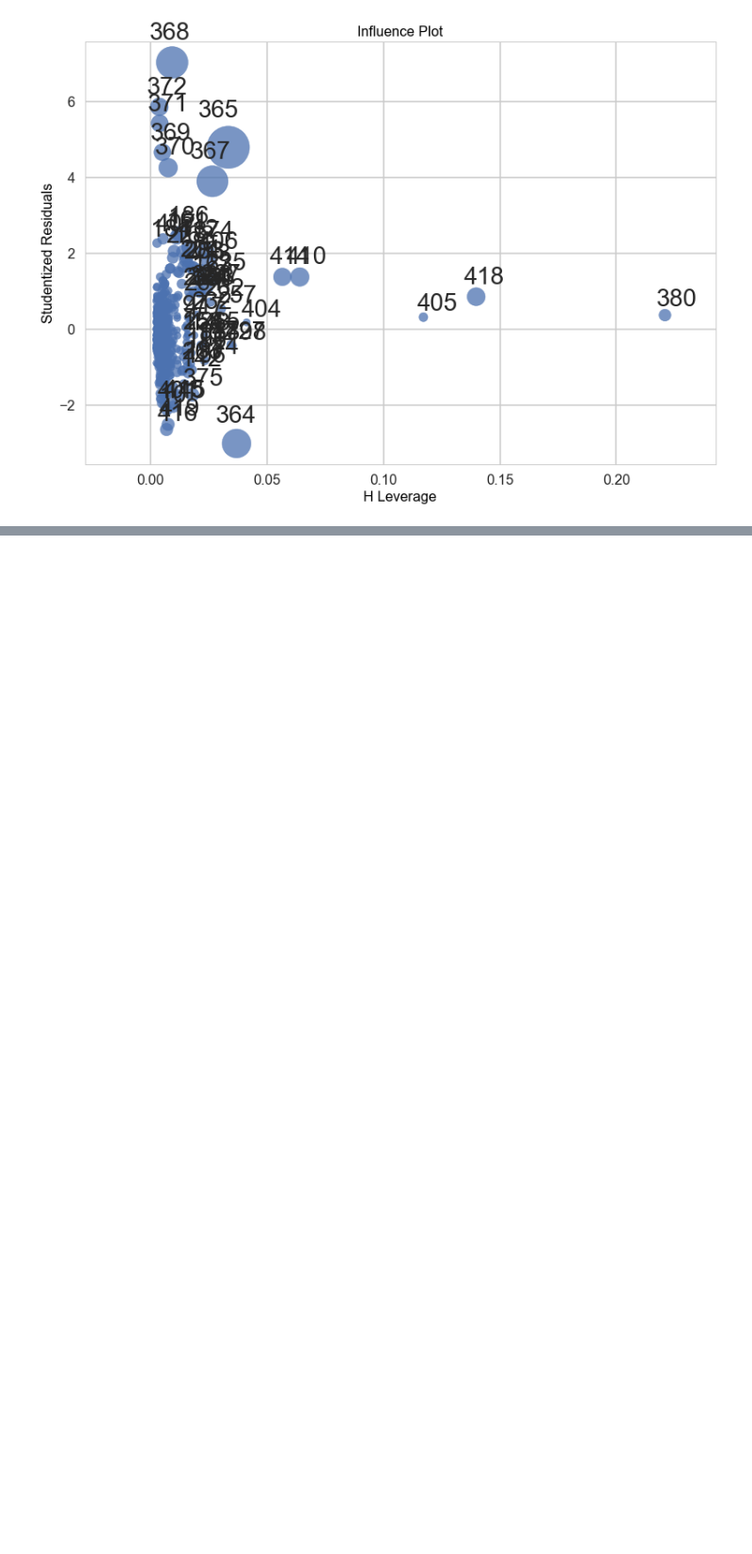
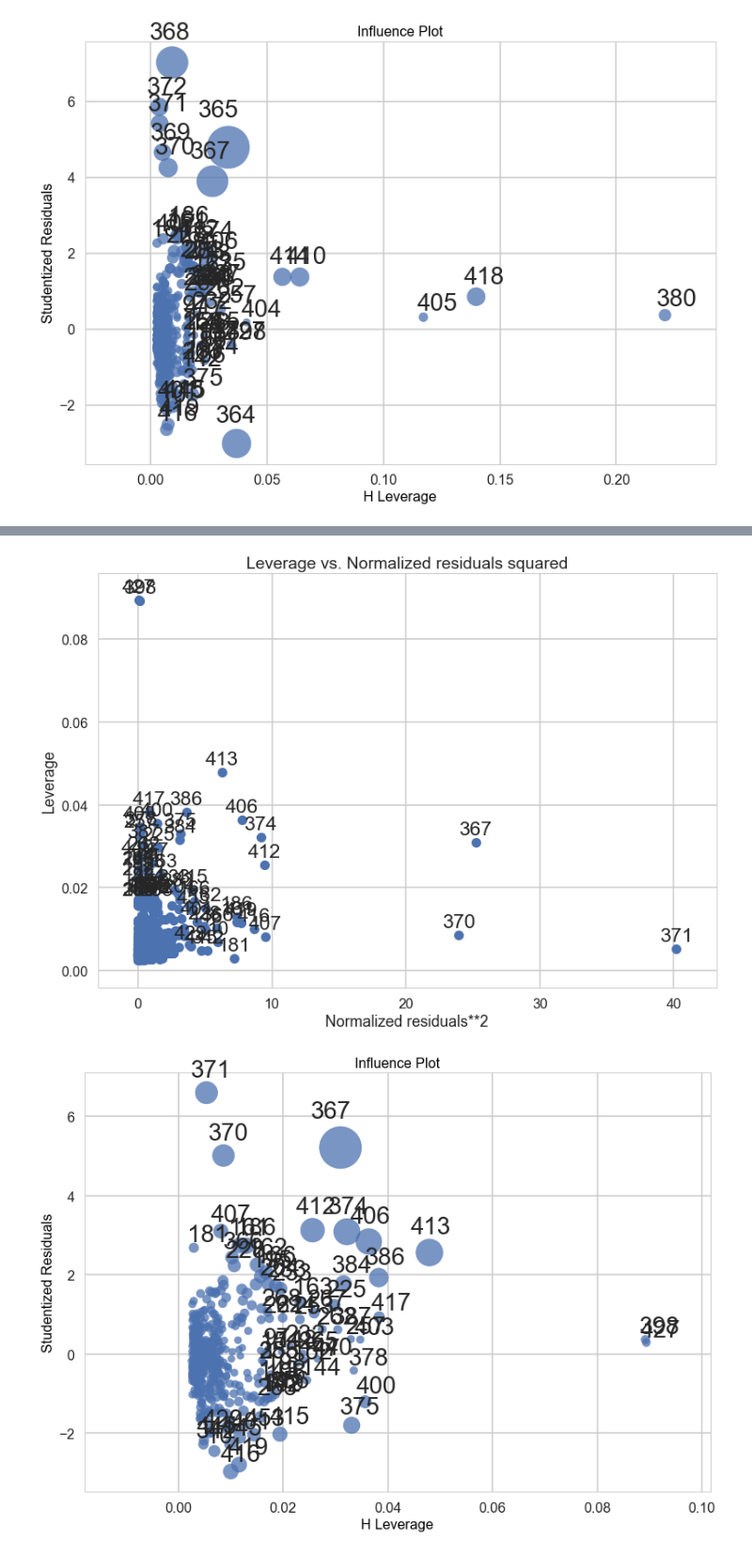
Before and after one commit to jywu86/Springboard, a Jupyter notebook: linear_regression/Mini_Project_Linear_Regression.ipynb, the cells around one changed output, grey strips where cells are left out. Shown at 94% size. Drawn from its saved outputs; the diff is of its cells as text; code cells hidden in the pictures; blank space fills up the shorter version.

```diff
--- a/linear_regression/Mini_Project_Linear_Regression.ipynb
+++ b/linear_regression/Mini_Project_Linear_Regression.ipynb
@@ -1024,0 +1080,6 @@ TypeError: 'RegressionResultsWrapper' object does not support indexing
+# %%
+three_variables_C = ols('''PRICE ~ PTRATIO
+              + RM
+              + CRIM''',bos_corrected).fit()
+
+print(three_variables_C.summary())
@@ -1024,0 +1104,6 @@ TypeError: 'RegressionResultsWrapper' object does not support indexing
+# %%
+_ = plot_leverage_resid2(three_variables_C)
+_ = influence_plot(three_variables_C)
+# %% [output]
+[figure, added]
+[figure, added]
```
Also changed, not shown: parts of 15 cells of this notebook.
